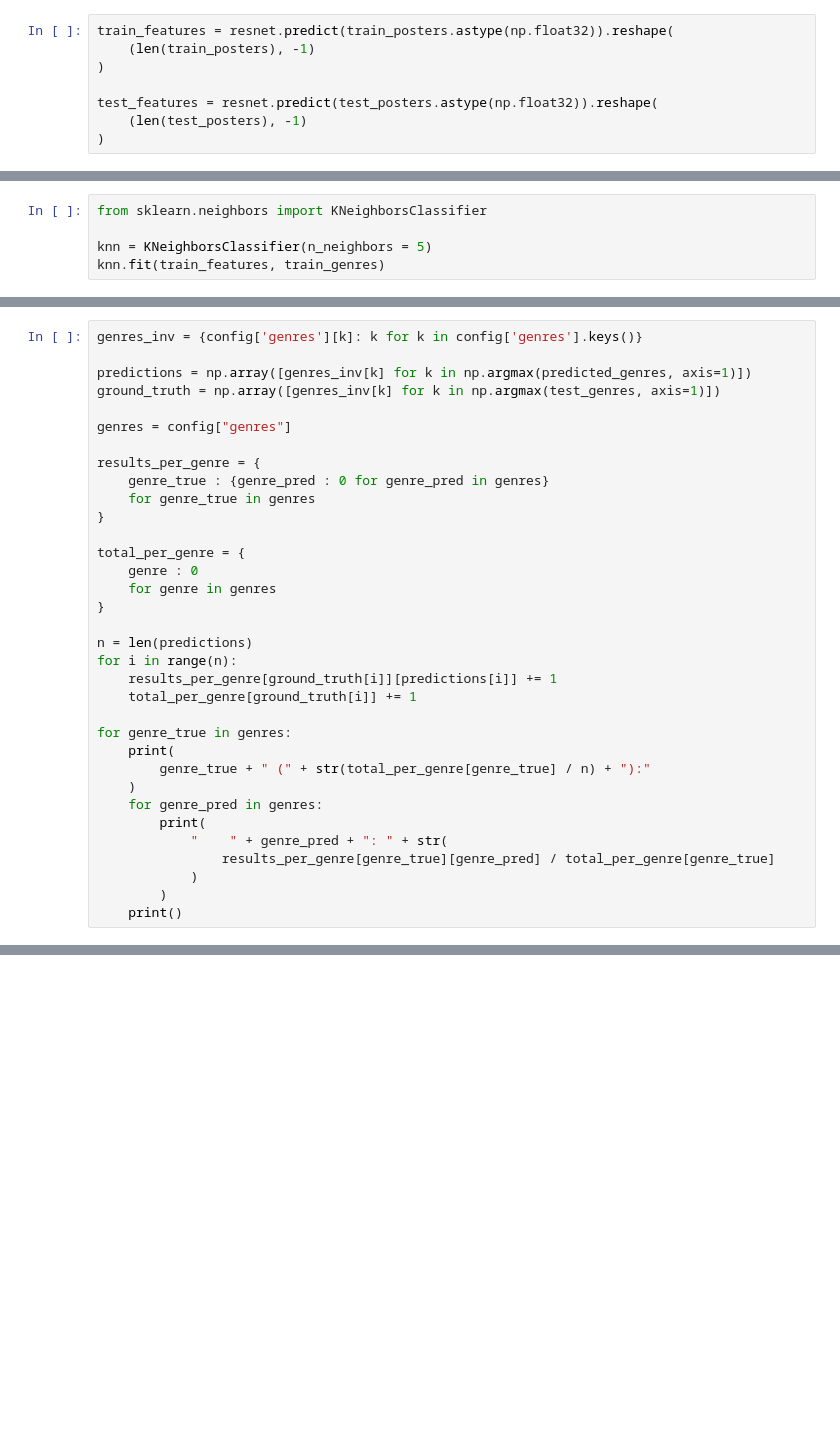
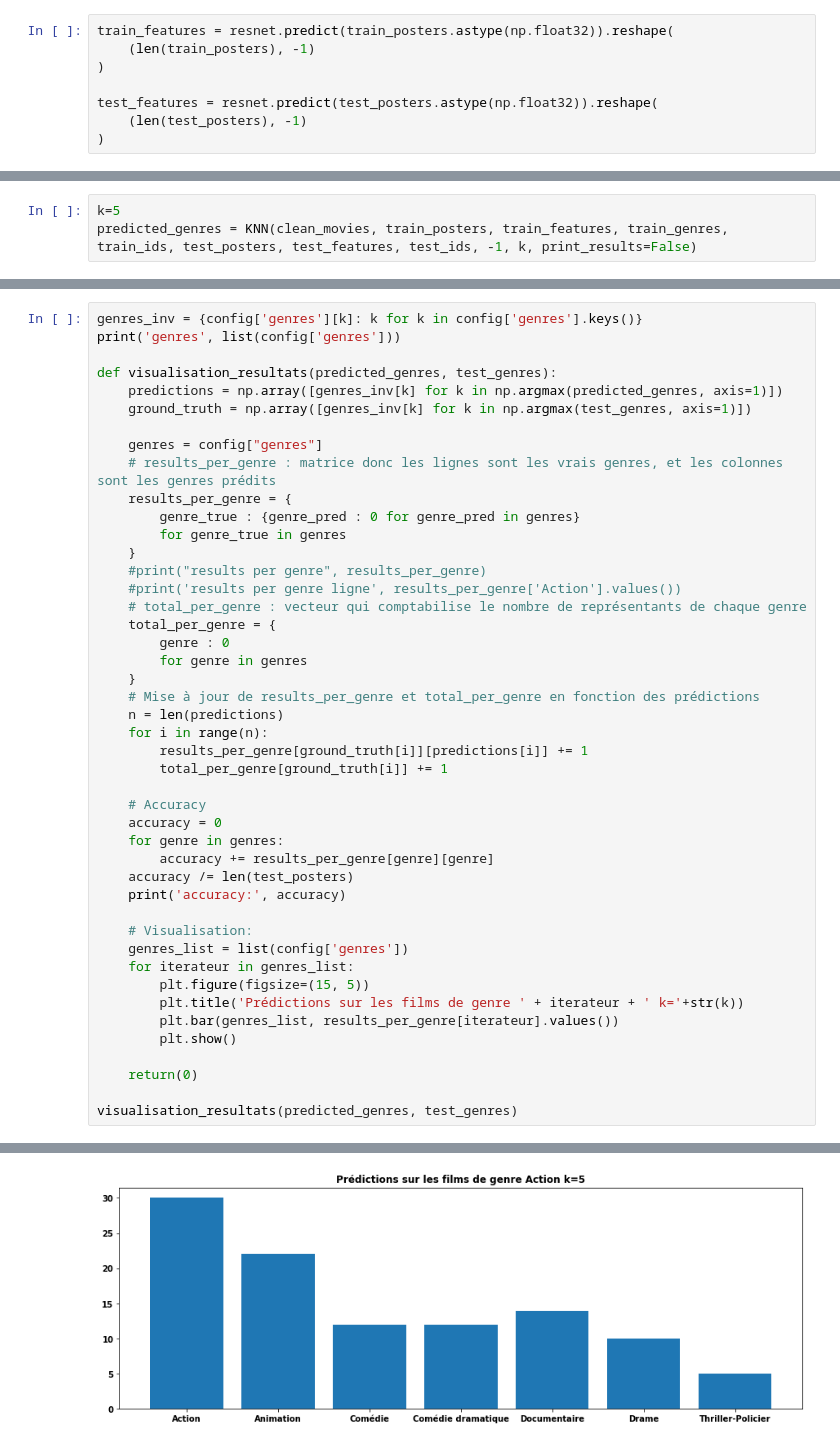
Before and after one commit to vloison/Projet_de_departement, a Jupyter notebook: moviegenre/Test_knn.ipynb, the cells around one changed output, grey strips where cells are left out. Cells and saved outputs as stored; diff of their text form; blank space fills up the shorter version.

```diff
--- a/moviegenre/Test_knn.ipynb
+++ b/moviegenre/Test_knn.ipynb
@@ -104,5 +101,0 @@ print(train_features.shape)
-# %%
-from sklearn.neighbors import KNeighborsClassifier
-
-knn = KNeighborsClassifier(n_neighbors = 5)
-knn.fit(train_features, train_genres)
@@ -110,0 +110,3 @@ predicted_genres = knn.predict(test_features)
+# %%
+k=5
+predicted_genres = KNN(clean_movies, train_posters, train_features, train_genres, train_ids, test_posters, test_features, test_ids, -1, k, print_results=False)
@@ -111,35 +123,46 @@ predicted_genres = knn.predict(test_features)
 # %%
 genres_inv = {config['genres'][k]: k for k in config['genres'].keys()}
+print('genres', list(config['genres']))
 
-predictions = np.array([genres_inv[k] for k in np.argmax(predicted_genres, axis=1)])
-ground_truth = np.array([genres_inv[k] for k in np.argmax(test_genres, axis=1)])
+def visualisation_resultats(predicted_genres, test_genres):
+    predictions = np.array([genres_inv[k] for k in np.argmax(predicted_genres, axis=1)])
+    ground_truth = np.array([genres_inv[k] for k in np.argmax(test_genres, axis=1)])
 
-genres = config["genres"]
+    genres = config["genres"]
+    # results_per_genre : matrice donc les lignes sont les vrais genres, et les colonnes sont les genres prédits
+    results_per_genre = {
+        genre_true : {genre_pred : 0 for genre_pred in genres}
+        for genre_true in genres
+    }
+    #print("results per genre", results_per_genre)
+    #print('results per genre ligne', results_per_genre['Action'].values())
+    # total_per_genre : vecteur qui comptabilise le nombre de représentants de chaque genre
+    total_per_genre = {
+        genre : 0
+        for genre in genres
+    }
+    # Mise à jour de results_per_genre et total_per_genre en fonction des prédictions
+    n = len(predictions)
+    for i in range(n):
+        results_per_genre[ground_truth[i]][predictions[i]] += 1
+        total_per_genre[ground_truth[i]] += 1
 
-results_per_genre = {
-    genre_true : {genre_pred : 0 for genre_pred in genres}
-    for genre_true in genres
-}
+    # Accuracy
+    accuracy = 0
+    for genre in genres:
+        accuracy += results_per_genre[genre][genre]
+    accuracy /= len(test_posters)
+    print('accuracy:', accuracy)
 
-total_per_genre = {
-    genre : 0
-    for genre in genres
-}
+    # Visualisation:
+    genres_list = list(config['genres'])
+    for iterateur in genres_list:
+        plt.figure(figsize=(15, 5))
+        plt.title('Prédictions sur les films de genre ' + iterateur + ' k='+str(k))
+        plt.bar(genres_list, results_per_genre[iterateur].values())
+        plt.show()
 
-n = len(predictions)
-for i in range(n):
-    results_per_genre[ground_truth[i]][predictions[i]] += 1
-    total_per_genre[ground_truth[i]] += 1
+    return(0)
 
-for genre_true in genres:
-    print(
-        genre_true + " (" + str(total_per_genre[genre_true] / n) + "):"
-    )
-    for genre_pred in genres:
-        print(
-            "    " + genre_pred + ": " + str(
-                results_per_genre[genre_true][genre_pred] / total_per_genre[genre_true]
-            )
-        )
-    print()
+visualisation_resultats(predicted_genres, test_genres)
 # %% [output]
@@ -162,0 +171 @@ Animation (0.14285714285714285):
+[figure, added]
```
Also changed, not shown: parts of 9 cells of this notebook, 1 other file.
